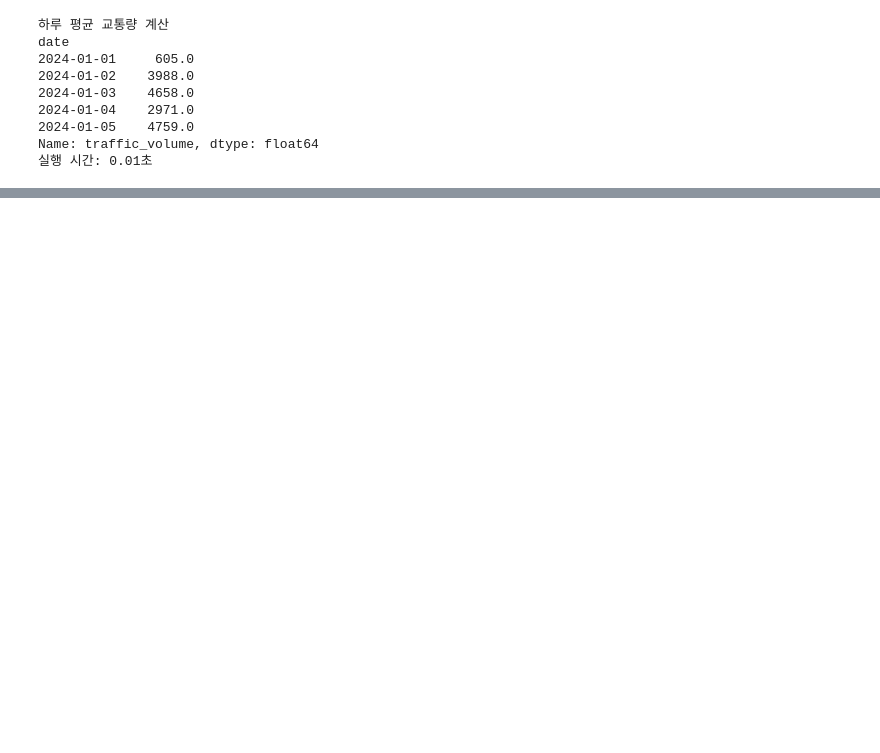
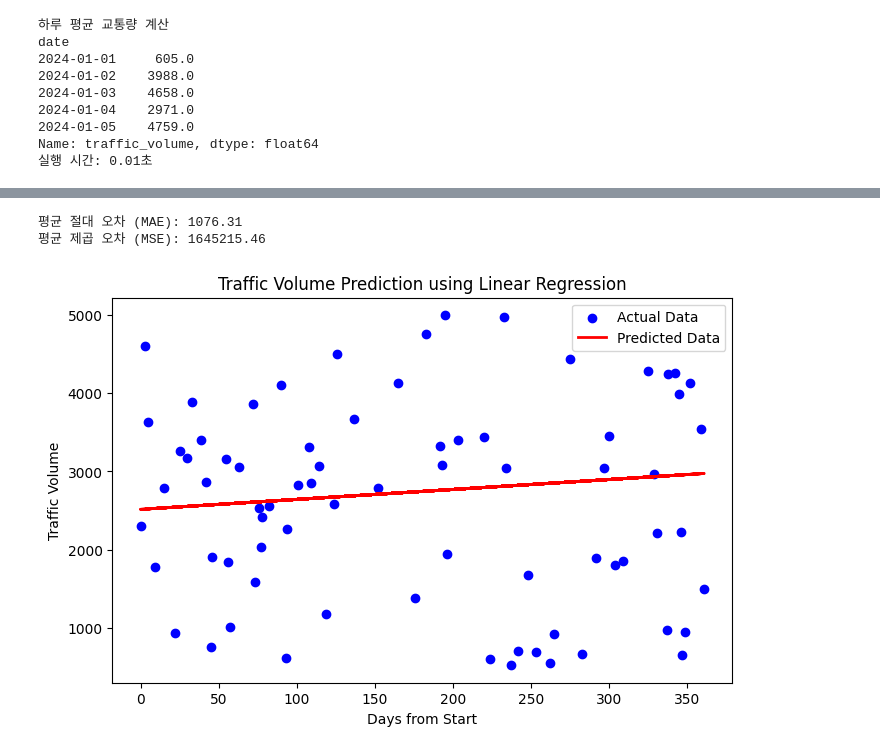
Before and after one commit to boreumlee/traffic, a Jupyter notebook: 교통데이터분석.ipynb, the cells around one changed output, grey strips where cells are left out. Saved outputs shown, nothing was run; the diff lists cells and outputs as text; code cells hidden in the pictures; blank space fills up the shorter version.

```diff
--- a/교통데이터분석.ipynb
+++ b/교통데이터분석.ipynb
@@ -109,0 +207,3 @@ plt.show()
+# %%
+df = df.reset_index()  # 인덱스를 컬럼으로 변환
+print(df.head())
@@ -109,0 +217,18 @@ plt.show()
+# %%
+from sklearn.model_selection import train_test_split
+from sklearn.linear_model import LinearRegression
+from sklearn.metrics import mean_absolute_error, mean_squared_error
+
+# traffic_data에서 날짜(date)를 독립변수(X), 교통량(traffic_volume)을 종속변수(y)로 설정
+
+# 날짜를 숫자로 변환(선형 회귀 모델은 숫자를 입력값으로 받아서)
+df['date'] = pd.to_datetime(df['date']) # 날짜 타입 변환
+# Timedelta 객체(시간 차이를 나타내는 타입)를 .dt.days를 사용해 '일(day)단위 정수'로 변환
+df['date_numeric']=(df['date']-df['date'].min()).dt.days # 첫 날을 0으로 설정
+
+# X (입력값: 날짜), y (출력값: 교통량)
+X = df[['date_numeric']]
+y = df['traffic_volume']
+
+# 훈련 데이터 (80%), 테스트 데이터(20%)
+X_train, X_test, y_train, y_test = train_test_split(X, y, test_size=0.2, random_state=42)
@@ -109,0 +244,30 @@ plt.show()
+# %%
+# 모델 생성 및 학습
+model = LinearRegression()
+model.fit(X_train, y_train)
+
+# 에측 수행
+y_pred=model.predict(X_test)
+# %%
+# MAE (Mean Absolute Error, 평균 절대 오차)
+# MSE (Mean Squared Error, 평균 제곱 오차)
+
+mae=mean_absolute_error(y_test, y_pred)
+mse=mean_squared_error(y_test, y_pred)
+
+print(f'평균 절대 오차 (MAE): {mae:.2f}')
+print(f'평균 제곱 오차 (MSE): {mse:.2f}')
+# %% [output]
+평균 절대 오차 (MAE): 1076.31
+평균 제곱 오차 (MSE): 1645215.46
+# %%
+plt.figure(figsize=(8,5))
+plt.scatter(X_test, y_test, color='blue', label='Actual Data')
+plt.plot(X_test, y_pred, color='red', linewidth=2, label='Predicted Data')
+plt.xlabel('Days from Start')
+plt.ylabel('Traffic Volume')
+plt.legend()
+plt.title('Traffic Volume Prediction using Linear Regression')
+plt.show()
+# %% [output]
+[figure, added]
```
Also changed, not shown: parts of 13 cells of this notebook.
